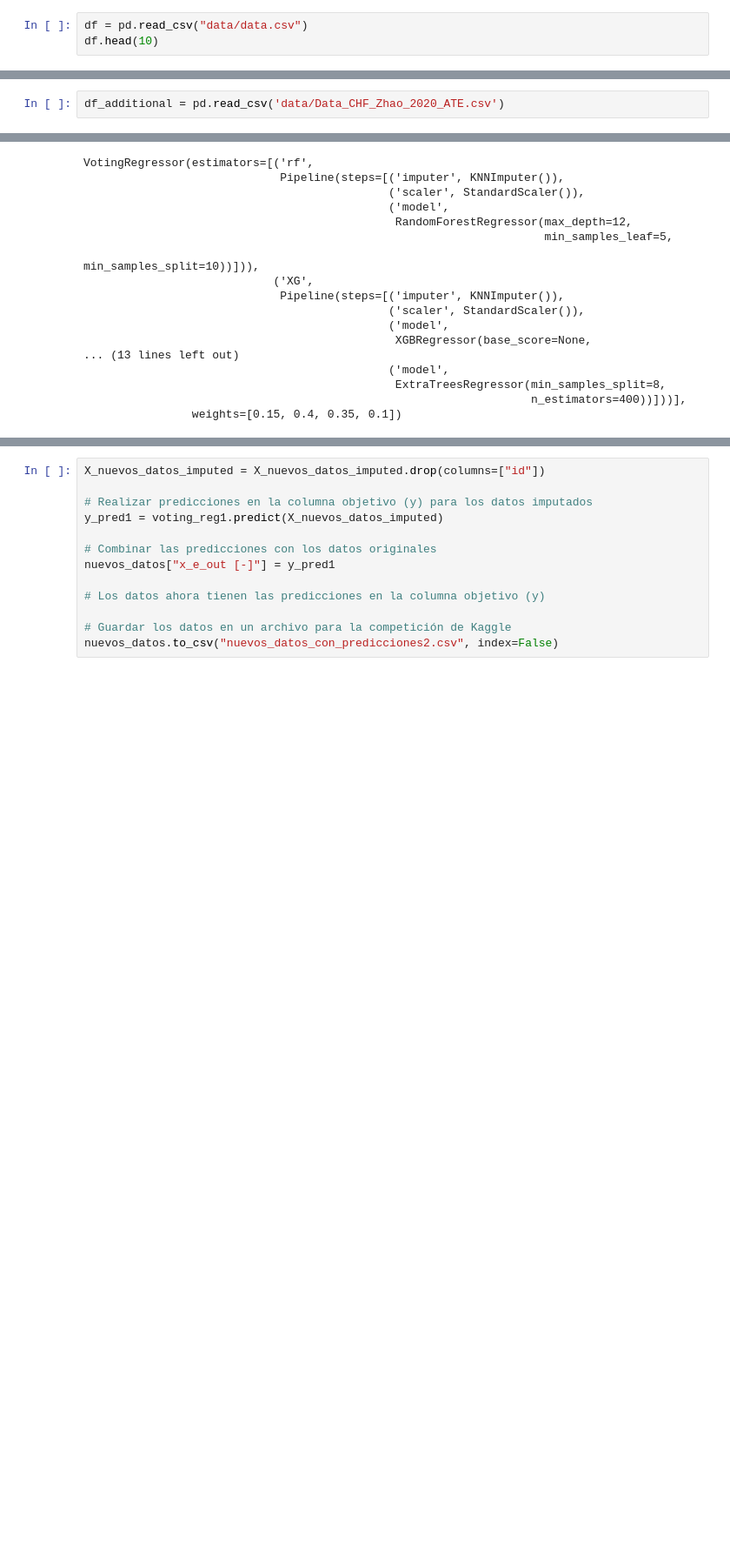
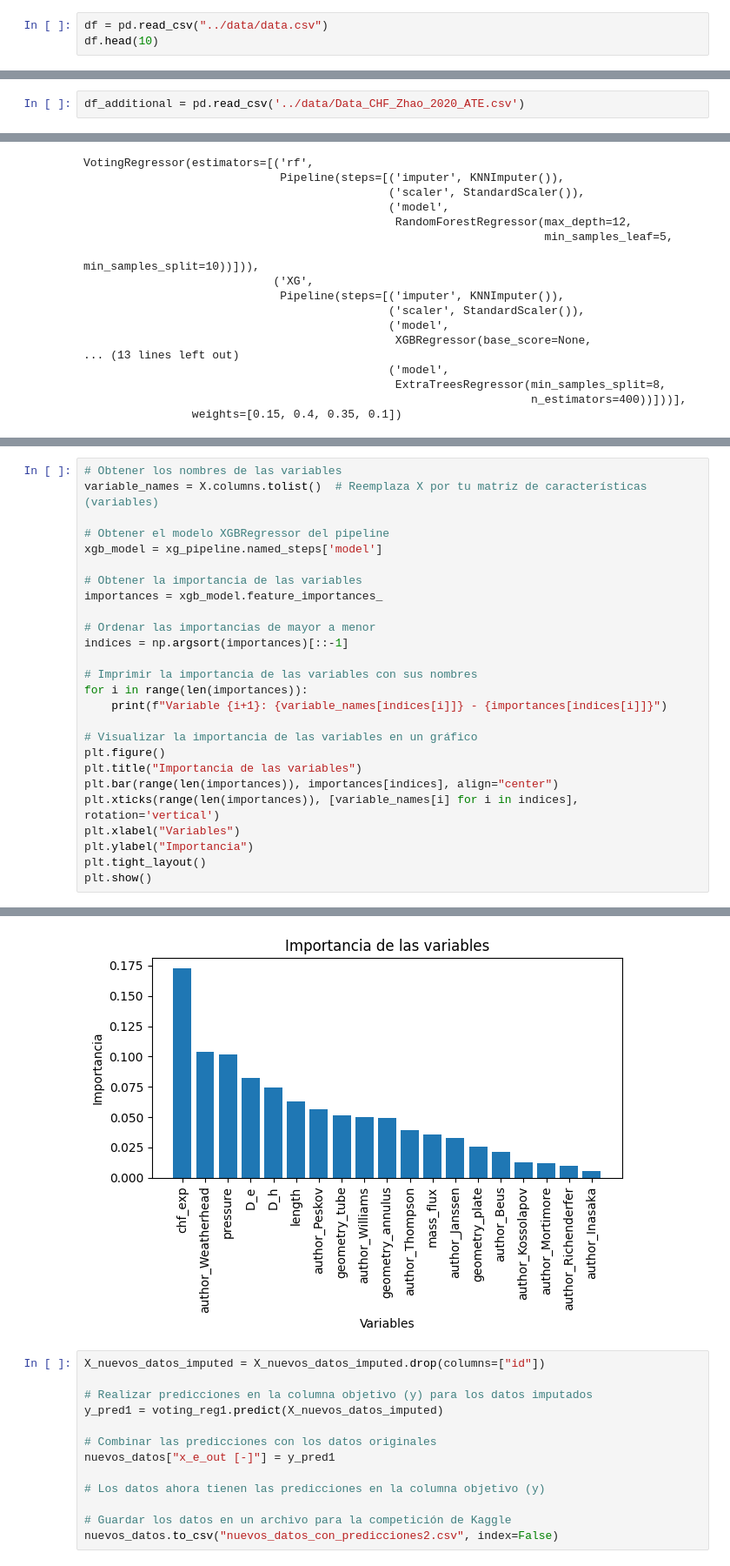
Before and after one commit to ismmerlim92/Kaggle_Heat_Flux, a Jupyter notebook: models/ConcatenarOriginal.ipynb, the cells around one changed output, grey strips where cells are left out. Shown at 87% size. Cells and saved outputs as stored; diff of their text form; blank space fills up the shorter version.

```diff
--- a/models/ConcatenarOriginal.ipynb
+++ b/models/ConcatenarOriginal.ipynb
@@ -24,7 +24,7 @@ from sklearn.ensemble import RandomForestRegressor
 from sklearn.model_selection import train_test_split
 from sklearn.metrics import mean_squared_error
 # %%
-df = pd.read_csv("data/data.csv")
+df = pd.read_csv("../data/data.csv")
 df.head(10)
 # %% [output]
 |  | id | author | geometry | pressure [MPa] | mass_flux [kg/m2-s] | x_e_out [-] | D_e [mm] | D_h [mm] | ... |
@@ -162,7 +160,7 @@ X_nuevos_datos.rename(columns={'pressure [MPa]': 'pressure', 'mass_flux [kg/m2-s
 # %%
 X_train, X_test, y_train, y_test = train_test_split(X, y, test_size=0.2, random_state=42)
 # %%
-df_additional = pd.read_csv('data/Data_CHF_Zhao_2020_ATE.csv')
+df_additional = pd.read_csv('../data/Data_CHF_Zhao_2020_ATE.csv')
 # %%
 # Aplicar codificación one-hot a la columna "author"
 df_additional = pd.get_dummies(df_additional, columns=['author'], prefix=['author'])
@@ -405,0 +429,27 @@ Root Mean Squared Error (RMSE):  0.07495505267803455
+# %%
+# Obtener los nombres de las variables
+variable_names = X.columns.tolist()  # Reemplaza X por tu matriz de características (variables)
+
+# Obtener el modelo XGBRegressor del pipeline
+xgb_model = xg_pipeline.named_steps['model']
+
+# Obtener la importancia de las variables
+importances = xgb_model.feature_importances_
+
+# Ordenar las importancias de mayor a menor
+indices = np.argsort(importances)[::-1]
+
+# Imprimir la importancia de las variables con sus nombres
+for i in range(len(importances)):
+    print(f"Variable {i+1}: {variable_names[indices[i]]} - {importances[indices[i]]}")
+
+# Visualizar la importancia de las variables en un gráfico
+plt.figure()
+plt.title("Importancia de las variables")
+plt.bar(range(len(importances)), importances[indices], align="center")
+plt.xticks(range(len(importances)), [variable_names[i] for i in indices], rotation='vertical')
+plt.xlabel("Variables")
+plt.ylabel("Importancia")
+plt.tight_layout()
+plt.show()
+# %% [output]
@@ -406,3 +475,4 @@ Root Mean Squared Error (RMSE):  0.07495505267803455
+[figure, added]
 # %%
 X_nuevos_datos_imputed = X_nuevos_datos_imputed.drop(columns=["id"])
 
```
Also changed, not shown: parts of 9 cells of this notebook, 5 other files.
